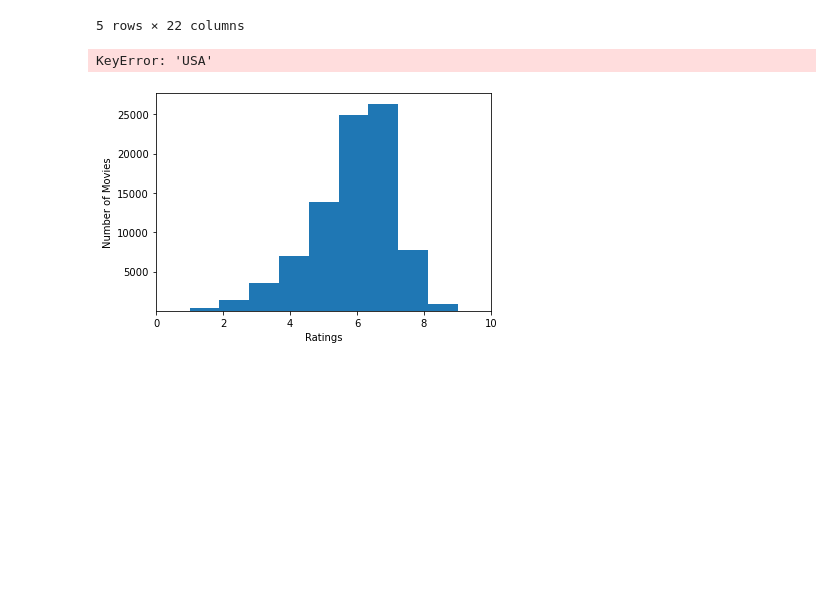
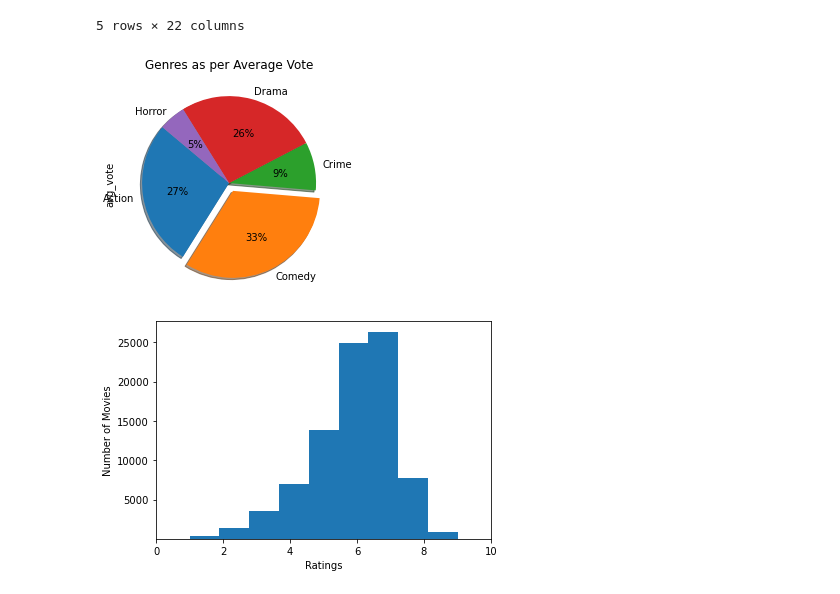
Before and after one commit to Kinjalmaru/IMDB-Analysis-Project, a Jupyter notebook: IMDB_Project.ipynb, the cells around one changed output. Saved outputs shown, nothing was run; the diff lists cells and outputs as text; code cells hidden in the pictures; blank space fills up the shorter version.

```diff
--- a/IMDB_Project.ipynb
+++ b/IMDB_Project.ipynb
@@ -53,8 +56,14 @@ top_five_df.head()
 | 2795 | tt0029453 | Il bandito della Casbah | Pépé le Moko | 1937 | 1937-10-22 | 94 | France | French, Arabic | ... |
 | 3266 | tt0031381 | Via col vento | Gone with the Wind | 1939 | 1949-03-12 | 238 | USA | English | ... |
 5 rows × 22 columns
-# %%
-pie_chart_data = top_five_df.groupby('country')['worlwide_gross_income'].sum().plot(kind = 'pie')
-# %% [output]
-KeyError: 'USA'
+# %%
+# Pie Chart is for  average votes as per Genre
+
+explode = (0, 0.1, 0, 0, 0)
+pie_chart_data = top_five_df.groupby('genres')['avg_vote'].sum().plot(kind = "pie", autopct="%1.0f%%", explode=explode, shadow=True, startangle=140)
+pie_chart_data
+plt.title("Genres as per Average Vote")
+plt.show()
+# %% [output]
+[figure, added]
 # %%
```
Also changed, not shown: parts of 6 cells of this notebook.
